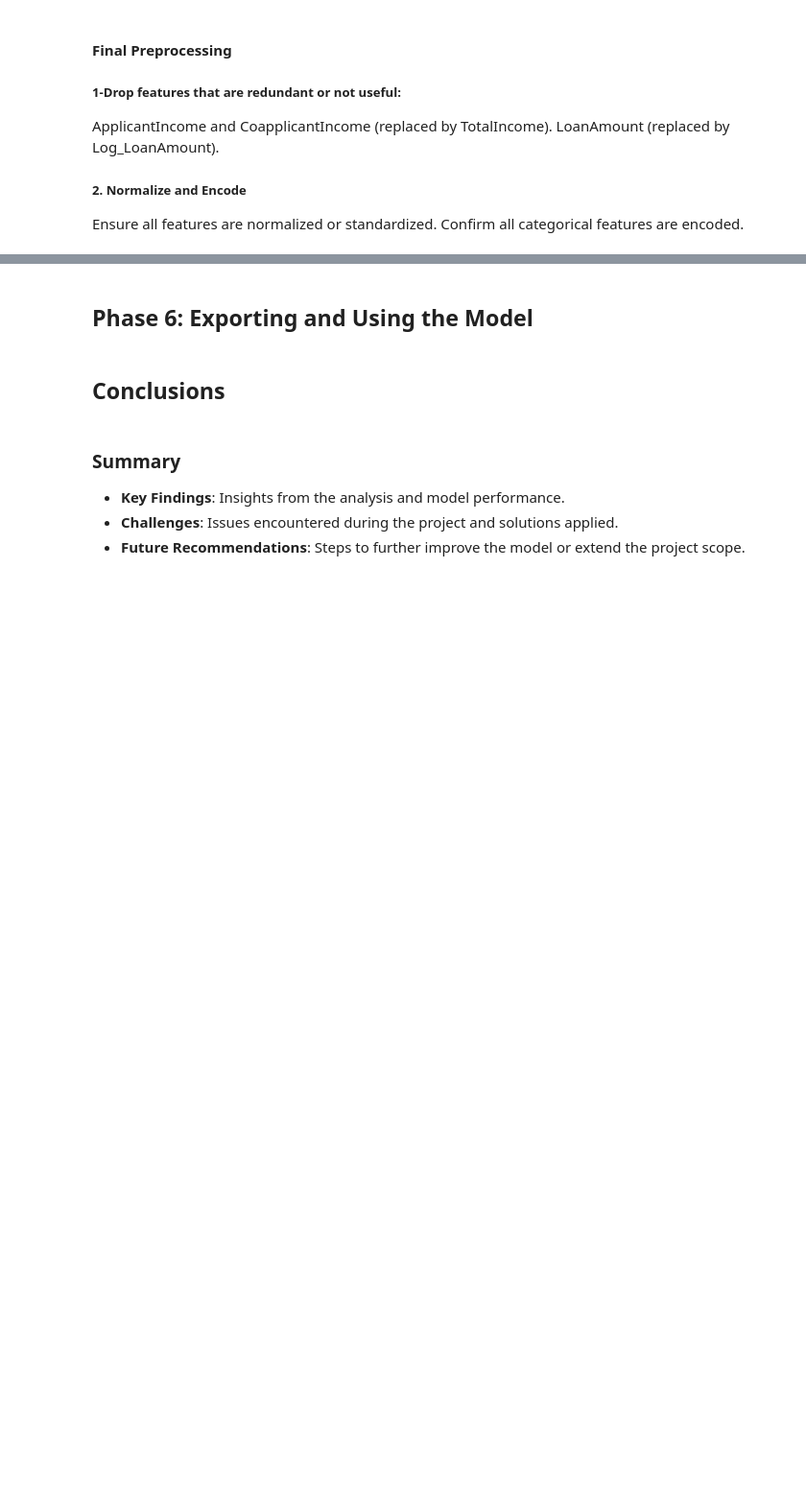
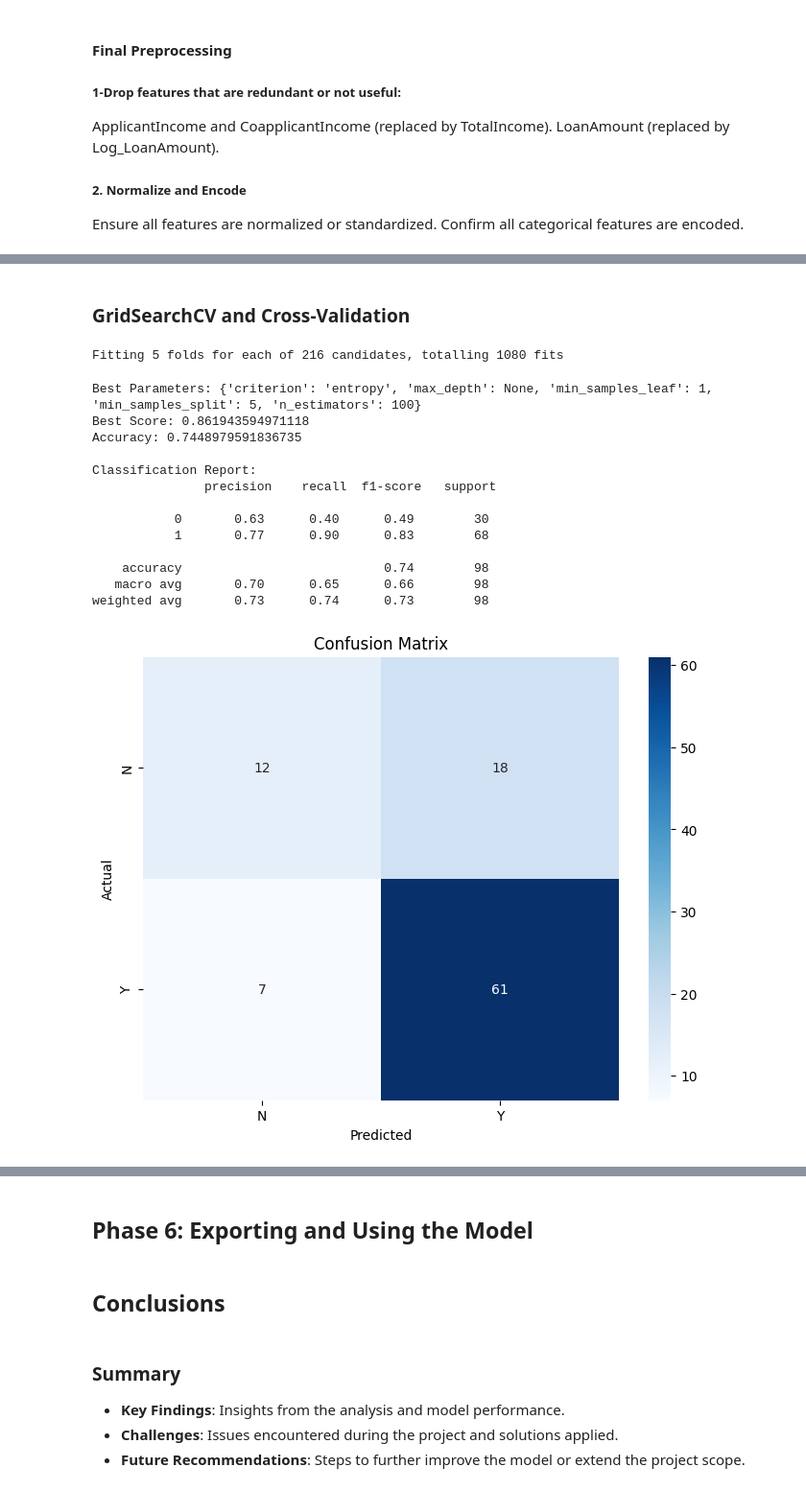
Before and after one commit to simbouch/classification, a Jupyter notebook: notebooks/loan_bank_notebook1.ipynb, the cells around one changed output, grey strips where cells are left out. Shown: that part at 96% size. Cells and saved outputs as stored; diff of their text form; code cells hidden in the pictures; blank space fills up the shorter version.

```diff
--- a/notebooks/loan_bank_notebook1.ipynb
+++ b/notebooks/loan_bank_notebook1.ipynb
@@ -691,0 +781,62 @@ Preprocessed data saved to: C:\data\simplon_dev_ia_projects\projet_notebooks\cla
+# %% [markdown]
+### GridSearchCV and Cross-Validation
+# %%
+from sklearn.model_selection import GridSearchCV, cross_val_score
+from sklearn.ensemble import RandomForestClassifier
+from sklearn.metrics import classification_report, confusion_matrix
+import seaborn as sns
+import matplotlib.pyplot as plt
+
+# Define the parameter grid
+param_grid = {
+    'n_estimators': [50, 100, 150],
+    'max_depth': [5, 10, 15, None],
+    'min_samples_split': [2, 5, 10],
+    'min_samples_leaf': [1, 2, 4],
+    'criterion': ['gini', 'entropy']
+}
+
+# Create a RandomForestClassifier
+clf = RandomForestClassifier(random_state=42)
+
+# GridSearch with Cross-Validation
+grid_search = GridSearchCV(estimator=clf, param_grid=param_grid, cv=5, scoring='accuracy', verbose=2, n_jobs=-1)
+grid_search.fit(X_train_resampled, y_train_resampled)
+
+# Best parameters and estimator
+print("Best Parameters:", grid_search.best_params_)
+print("Best Score:", grid_search.best_score_)
+
+# Train the best model
+best_clf = grid_search.best_estimator_
+best_clf.fit(X_train_resampled, y_train_resampled)
+
+# Evaluate on test set
+y_pred = best_clf.predict(X_test)
+print("Accuracy:", accuracy_score(y_test, y_pred))
+print("\nClassification Report:\n", classification_report(y_test, y_pred))
+
+# Confusion Matrix
+conf_matrix = confusion_matrix(y_test, y_pred)
+plt.figure(figsize=(8, 6))
+sns.heatmap(conf_matrix, annot=True, fmt="d", cmap="Blues", xticklabels=['N', 'Y'], yticklabels=['N', 'Y'])
+plt.title("Confusion Matrix")
+plt.xlabel("Predicted")
+plt.ylabel("Actual")
+plt.show()
+# %% [output]
+Fitting 5 folds for each of 216 candidates, totalling 1080 fits
+Best Parameters: {'criterion': 'entropy', 'max_depth': None, 'min_samples_leaf': 1, 'min_samples_split': 5, 'n_estimators': 100}
+Best Score: 0.861943594971118
+Accuracy: 0.7448979591836735
+
+Classification Report:
+               precision    recall  f1-score   support
+
+           0       0.63      0.40      0.49        30
+           1       0.77      0.90      0.83        68
+
+    accuracy                           0.74        98
+   macro avg       0.70      0.65      0.66        98
+weighted avg       0.73      0.74      0.73        98
+[figure, added]
```
Also changed, not shown: parts of 21 cells of this notebook, 2 other files.
